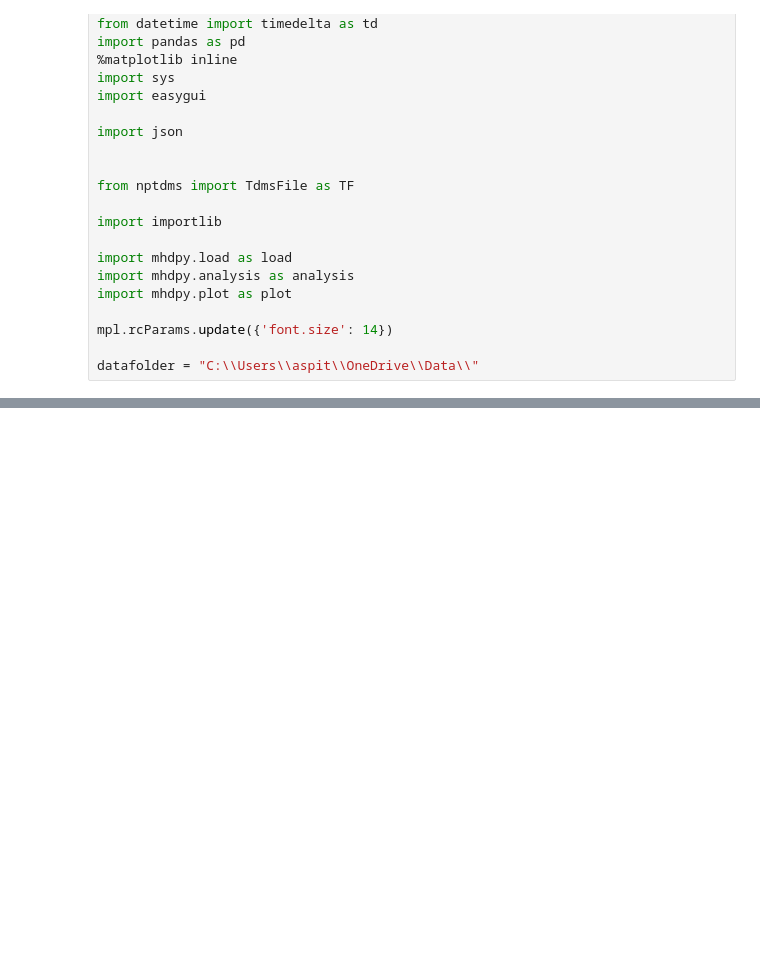
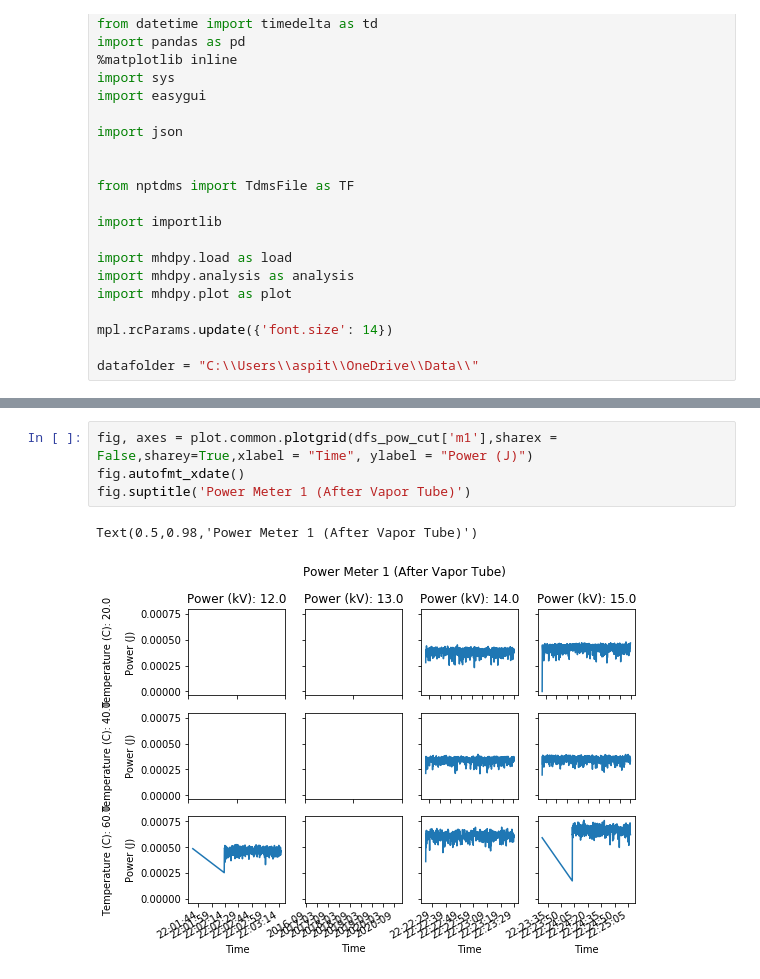
Before and after one commit to msb002/MHDlab, a Jupyter notebook: Analysis/Jupyter Notebooks/TRPL/VaporTubes 10-25-18.ipynb, the cells around one changed output, grey strips where cells are left out. Drawn from its saved outputs; the diff is of its cells as text; blank space fills up the shorter version.

```diff
--- a/Analysis/Jupyter Notebooks/TRPL/VaporTubes 10-25-18.ipynb
+++ b/Analysis/Jupyter Notebooks/TRPL/VaporTubes 10-25-18.ipynb
@@ -127 +127,8 @@ fig, axes = plot.common.plotgrid(dfs_PL_cut,squash = False, sel_col = -1, xlabel
+# %%
+fig, axes = plot.common.plotgrid(dfs_pow_cut['m1'],sharex = False,sharey=True,xlabel = "Time", ylabel = "Power (J)")
+fig.autofmt_xdate()
+fig.suptitle('Power Meter 1 (After Vapor Tube)')
+# %% [output]
+Text(0.5,0.98,'Power Meter 1 (After Vapor Tube)')
+[figure, added]
 # %%
```
Also changed, not shown: parts of 8 cells of this notebook, 2 other files.
